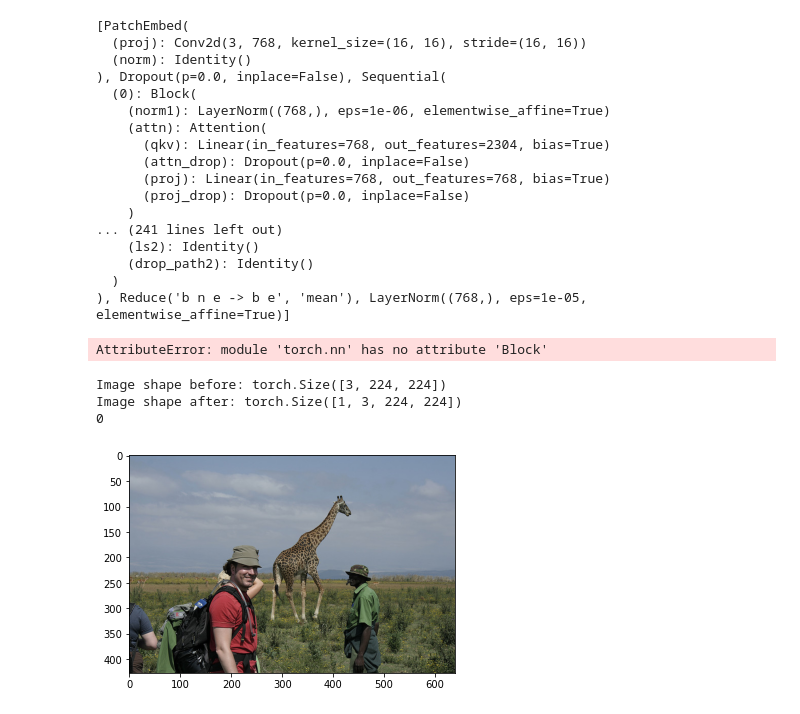
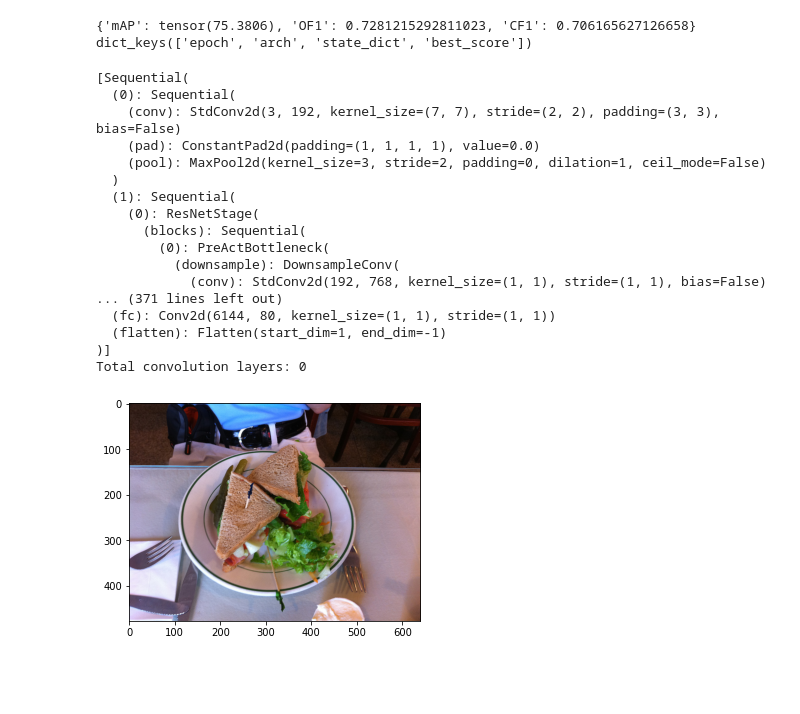
Before and after one commit to SeonghaEom/LT-ML, a Jupyter notebook: notebooks/featuremap.ipynb, the cells around one changed output. Drawn from its saved outputs; the diff is of its cells as text; code cells hidden in the pictures; blank space fills up the shorter version.

```diff
--- a/notebooks/featuremap.ipynb
+++ b/notebooks/featuremap.ipynb
@@ -84,3 +84,8 @@ BaseResnet(
+# %%
+model = get_model(0)
+# %% [output]
+{'mAP': tensor(75.3806), 'OF1': 0.7281215292811023, 'CF1': 0.706165627126658}
+dict_keys(['epoch', 'arch', 'state_dict', 'best_score'])
 # %%
 device = torch.device('cuda' if torch.cuda.is_available() else 'cpu')
 model = model.to(device)
@@ -90,42 +95,41 @@ model_weights =[]
 #we will save the 49 conv layers in this list
 conv_layers = []
 # get all the model children as list
-model_children = list(model.features.children())
+model_children = list(model.children())
 print(model_children)
 #counter to keep count of the conv layers
 counter = 0
 #append all the conv layers and their respective wights to the list
 for i in range(len(model_children)):
-    # if type(model_children[i]) == nn.Conv2d:
-    if type(model_children[i]) == nn.Block:
+    if type(model_children[i]) == nn.Conv2d:
+    # if type(model_children[i]) == nn.Block:
         counter+=1
         model_weights.append(model_children[i].weight)
         conv_layers.append(model_children[i])
     elif type(model_children[i]) == nn.Sequential:
         for j in range(len(model_children[i])):
             for child in model_children[i][j].children():
-                # if type(child) == nn.Conv2d:
-                if type(child) == nn.Block:
+                if type(child) == nn.Conv2d:
+                # if type(child) == nn.Block:
                     counter+=1
                     model_weights.append(child.weight)
                     conv_layers.append(child)
 print(f"Total convolution layers: {counter}")
 # %% [output]
-[PatchEmbed(
-  (proj): Conv2d(3, 768, kernel_size=(16, 16), stride=(16, 16))
-  (norm): Identity()
-), Dropout(p=0.0, inplace=False), Sequential(
-  (0): Block(
-    (norm1): LayerNorm((768,), eps=1e-06, elementwise_affine=True)
-    (attn): Attention(
-      (qkv): Linear(in_features=768, out_features=2304, bias=True)
-      (attn_drop): Dropout(p=0.0, inplace=False)
-      (proj): Linear(in_features=768, out_features=768, bias=True)
-      (proj_drop): Dropout(p=0.0, inplace=False)
-    )
-... (241 lines left out)
-    (ls2): Identity()
-    (drop_path2): Identity()
+[Sequential(
+  (0): Sequential(
+    (conv): StdConv2d(3, 192, kernel_size=(7, 7), stride=(2, 2), padding=(3, 3), bias=False)
+    (pad): ConstantPad2d(padding=(1, 1, 1, 1), value=0.0)
+    (pool): MaxPool2d(kernel_size=3, stride=2, padding=0, dilation=1, ceil_mode=False)
   )
-), Reduce('b n e -> b e', 'mean'), LayerNorm((768,), eps=1e-05, elementwise_affine=True)]
+  (1): Sequential(
+    (0): ResNetStage(
+      (blocks): Sequential(
+        (0): PreActBottleneck(
+          (downsample): DownsampleConv(
+            (conv): StdConv2d(192, 768, kernel_size=(1, 1), stride=(1, 1), bias=False)
+... (371 lines left out)
+  (fc): Conv2d(6144, 80, kernel_size=(1, 1), stride=(1, 1))
+  (flatten): Flatten(start_dim=1, end_dim=-1)
+)]
+Total convolution layers: 0
-AttributeError: module 'torch.nn' has no attribute 'Block'
@@ -132,35 +144,37 @@ AttributeError: module 'torch.nn' has no attribute 'Block'
 # %%
+from pytorch_grad_cam.utils.image import show_cam_on_image, preprocess_image
+import cv2
 img_li = [{"file_name": "COCO_train2014_000000475804.jpg", "labels": [57, 35, 13]},
 {"file_name": "COCO_train2014_000000195525.jpg", "labels": [49, 35, 22]},
  {"file_name": "COCO_train2014_000000249764.jpg", "labels": [49, 35, 22]},
 
  {"file_name": "COCO_train2014_000000199956.jpg", "labels": [18, 63]},
 {"file_name": "COCO_train2014_000000098760.jpg", "labels": [18, 28]},
 {"file_name": "COCO_train2014_000000485894.jpg", "labels": [18, 71]},
 
 {"file_name": "COCO_train2014_000000462472.jpg", "labels": [49, 4, 5]}, {"file_name": "COCO_train2014_000000039261.jpg", "labels": [49, 4, 5]}, {"file_name": "COCO_train2014_000000236760.jpg", "labels": [49, 4, 5]},
  {"file_name": "COCO_train2014_000000497261.jpg", "labels": [49, 4, 5]}, {"file_name": "COCO_train2014_000000072969.jpg", "labels": [49, 4, 62]},
 
 {"file_name": "COCO_train2014_000000101418.jpg", "labels": [34]}, {"file_name": "COCO_train2014_000000445528.jpg", "labels": [34]}, {"file_name": "COCO_train2014_000000334080.jpg", "labels": [34]}, {"file_name": "COCO_train2014_000000108627.jpg", "labels": [34]}, {"file_name": "COCO_train2014_000000122108.jpg", "labels": [34]},
 {"file_name": "COCO_train2014_000000479712.jpg", "labels": [10, 34, 79]},
 {"file_name": "COCO_train2014_000000230559.jpg", "labels": [49, 34, 2]},
 ]
-img_id = '/home/seongha/LT-ML/data/coco/data/train2014/{}'.format(img_li[-1]["file_name"])
-image = Image.open(img_id)
+bad_img_id = '/home/seongha/LT-ML/data/coco/data/val2014/{}'.format("COCO_val2014_000000531092.jpg")
+good_img_id = '/home/seongha/LT-ML/data/coco/data/val2014/{}'.format("COCO_val2014_000000309633.jpg")
+image = np.array(Image.open(bad_img_id))
 plt.imshow(image)
 import copy
+
+image = cv2.resize(image, (512, 512))
+image = np.float32(image) / 255
+# image = transform(image)
 original_img = copy.copy(image)
-image = transform(image)
-
-
-print(f"Image shape before: {image.shape}")
-image = image.unsqueeze(0)
-print(f"Image shape after: {image.shape}")
+image = preprocess_image(image,
+                        mean=[0.485, 0.456, 0.406],
+                        std=[0.229, 0.224, 0.225])
 image = image.to(device)
 x = torch.clone(image)
-print(x.get_device())
+
+# print(x)
 # %% [output]
-Image shape before: torch.Size([3, 224, 224])
-Image shape after: torch.Size([1, 3, 224, 224])
-0
-[figure, old version]
+[figure, new version]
```
Also changed, not shown: parts of 12 cells of this notebook, 2 other files.
